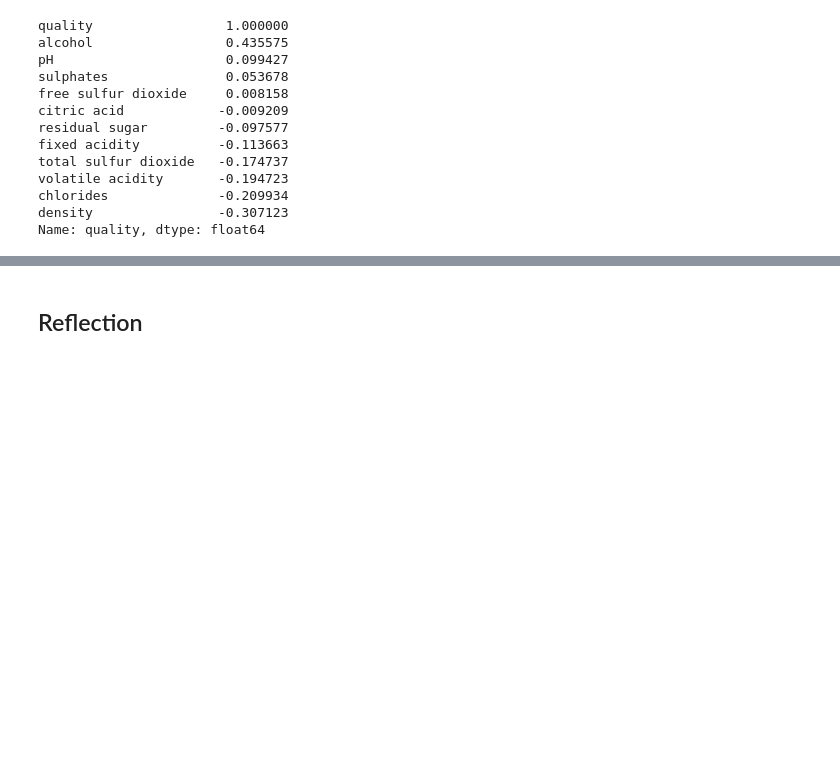
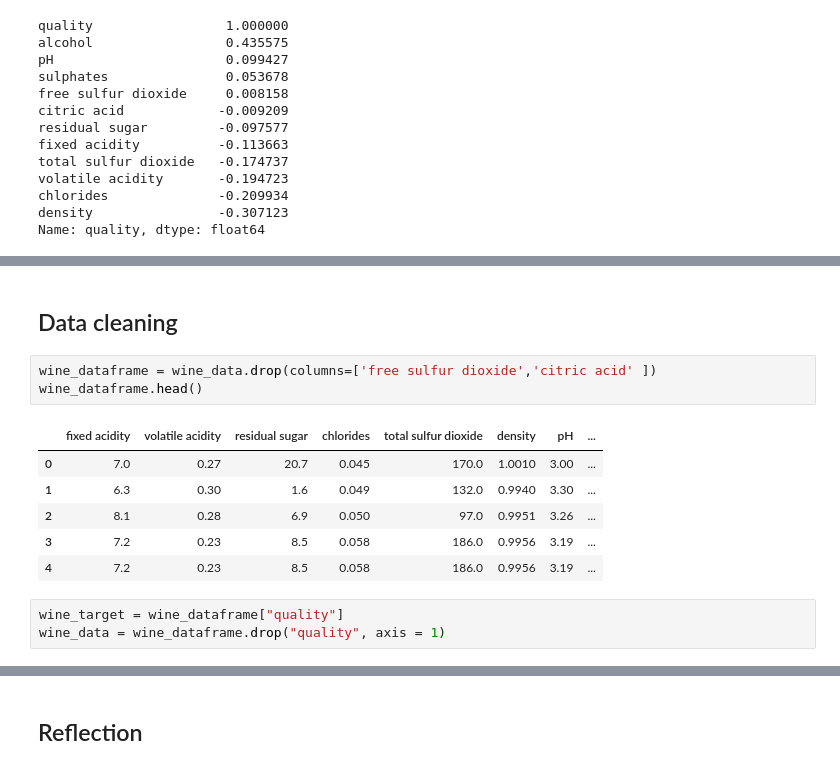
Before and after one commit to thaladikary/ml-assignment-1, a Jupyter notebook: Assignment2_Description.ipynb, the cells around one changed output, grey strips where cells are left out. Saved outputs shown, nothing was run; the diff lists cells and outputs as text; blank space fills up the shorter version.

Commit message:
begun wine data set

```diff
--- a/Assignment2_Description.ipynb
+++ b/Assignment2_Description.ipynb
@@ -637,0 +750,15 @@ Name: quality, dtype: float64
+# %% [markdown]
+## Data cleaning
+# %%
+wine_dataframe = wine_data.drop(columns=['free sulfur dioxide','citric acid' ])
+wine_dataframe.head()
+# %% [output]
+|  | fixed acidity | volatile acidity | residual sugar | chlorides | total sulfur dioxide | density | pH | ... |
+| 0 | 7.0 | 0.27 | 20.7 | 0.045 | 170.0 | 1.0010 | 3.00 | ... |
+| 1 | 6.3 | 0.30 | 1.6 | 0.049 | 132.0 | 0.9940 | 3.30 | ... |
+| 2 | 8.1 | 0.28 | 6.9 | 0.050 | 97.0 | 0.9951 | 3.26 | ... |
+| 3 | 7.2 | 0.23 | 8.5 | 0.058 | 186.0 | 0.9956 | 3.19 | ... |
+| 4 | 7.2 | 0.23 | 8.5 | 0.058 | 186.0 | 0.9956 | 3.19 | ... |
+# %%
+wine_target = wine_dataframe["quality"]
+wine_data = wine_dataframe.drop("quality", axis = 1)
```
Also changed, not shown: parts of 28 cells of this notebook, 1 other file.
